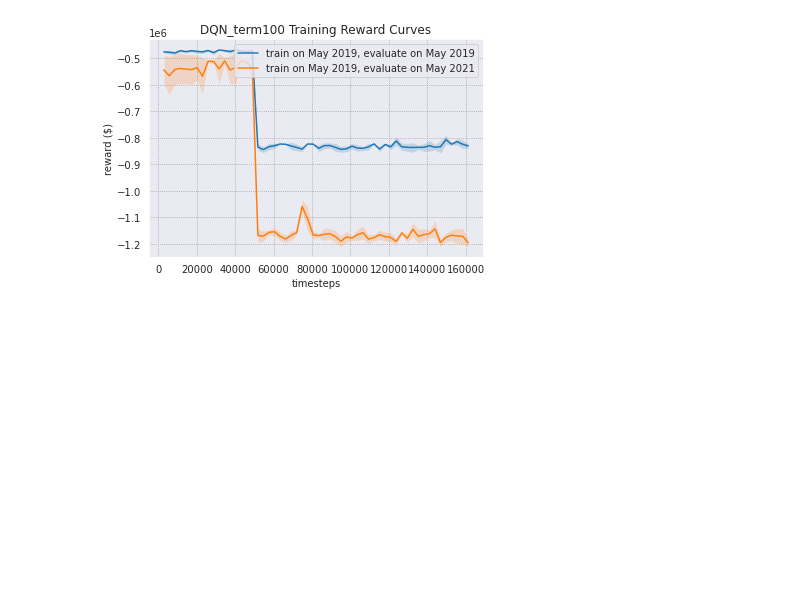
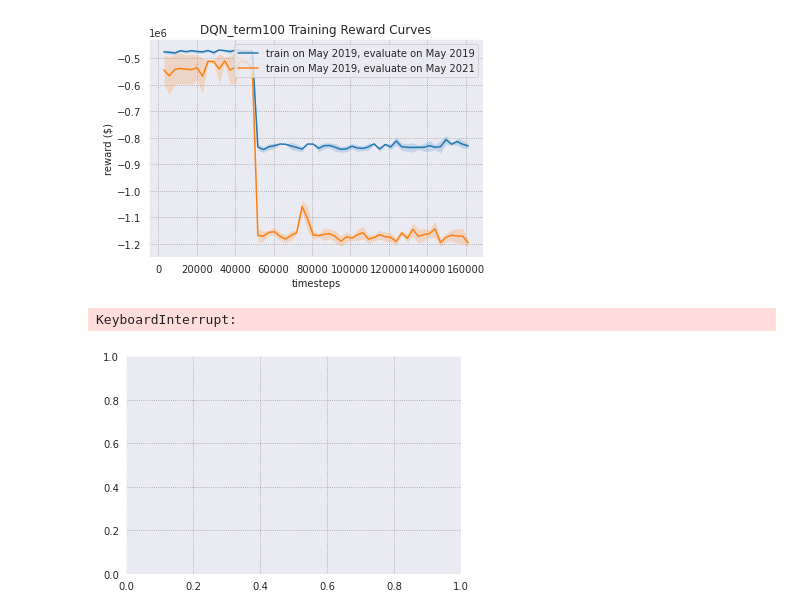
Before and after one commit to chrisyeh96/sustaingym, a Jupyter notebook: examples/model_analysis.ipynb, the cells around one changed output. Saved outputs shown, nothing was run; the diff lists cells and outputs as text; code cells hidden in the pictures; blank space fills up the shorter version.

Commit message:
ran models... debugging plotting code

```diff
--- a/examples/model_analysis.ipynb
+++ b/examples/model_analysis.ipynb
@@ -45,3 +45,21 @@ ax = plot_model_training_reward_curves(None, 'DQN_term100', ['in_dist', 'out_dis
 # plt.savefig('examples/logs_A2C/a2c_reward_curves.png', dpi=300)
 # %% [output]
 [figure]
+# %%
+env_2021 = ElectricityMarketEnv(month='2021-05', seed=215)
+
+
+ppo_2019 = PPO.load('examples/logs_PPO_2019/model_PPO_2019_5.zip')
+ppo_2021 = PPO.load('examples/logs_PPO_2021/model_PPO_2021_5.zip')
+dqn_2019 = DQN.load('examples/discrete_model_DQN_gamma9999_2019_5.zip')
+dqn_2021 = DQN.load('examples/discrete_logs_DQN_2021_5/model_DQN_2021_5.zip')
+
+ax = plot_reward_distribution(None, env_2021, [ppo_2021, ppo_2019, dqn_2021, dqn_2019],
+    ['ppo in dist', 'ppo out dist', 'dqn in dist', 'dqn out dist'], '2021')
+
+plt.xticks(rotation=30)
+
+plt.savefig('algo_comp_2021.png', dpi=300)
+# %% [output]
+KeyboardInterrupt:
+[figure, added]
```
Also changed, not shown: parts of 8 cells of this notebook, 3 other files.
